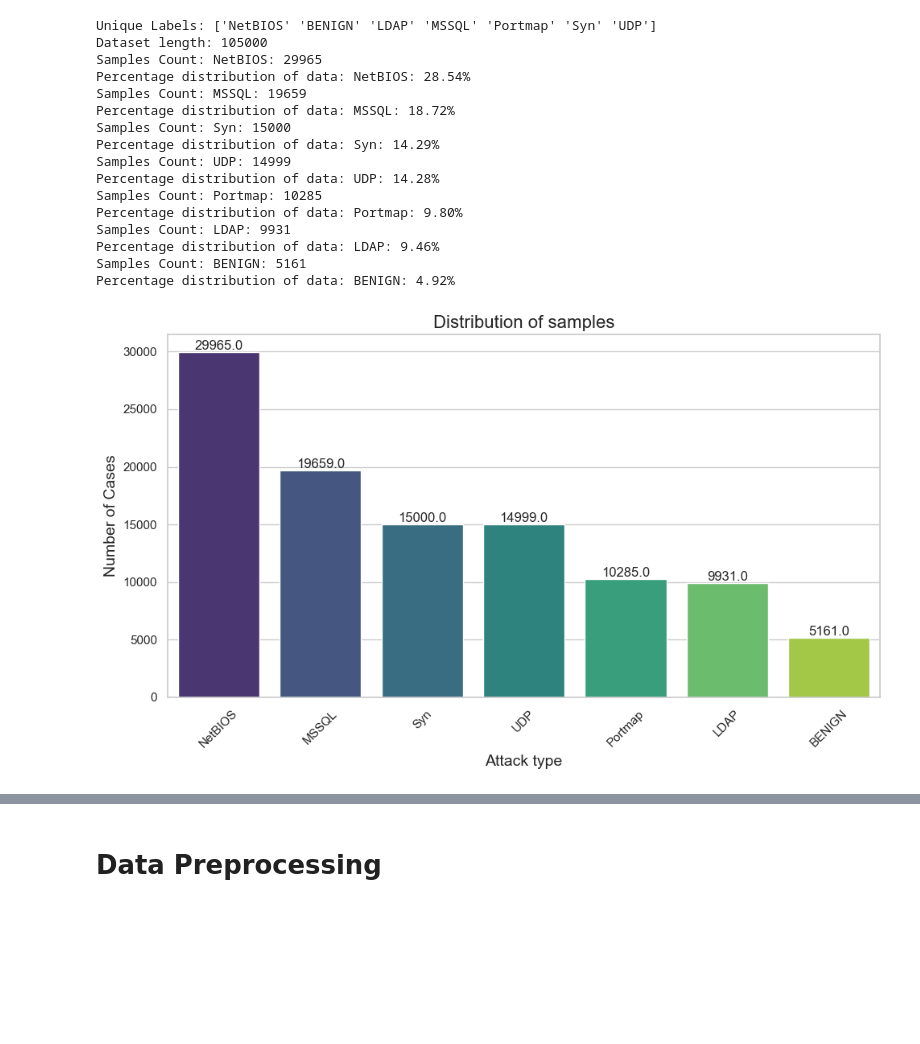
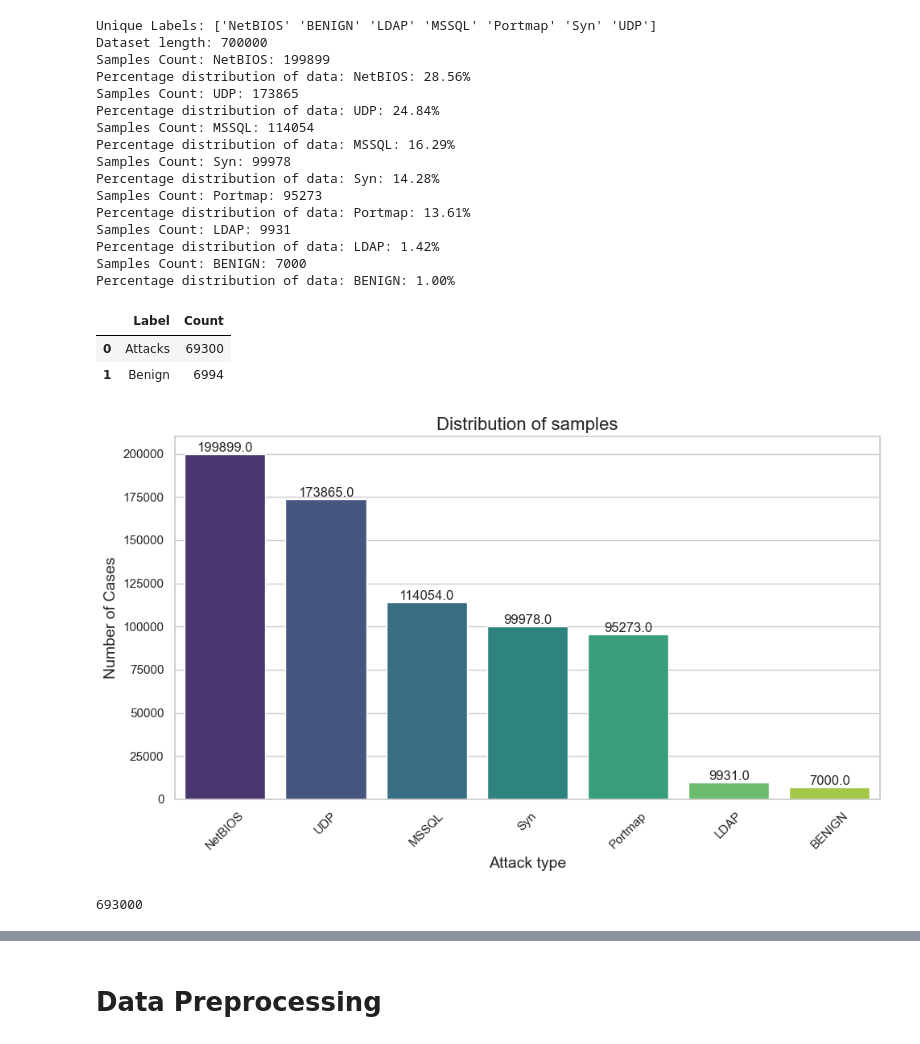
Before and after one commit to DragoBJJ/DDoS-attacks-classification, a Jupyter notebook: DDoSAttacksClassification.ipynb, the cells around one changed output, grey strips where cells are left out. Drawn from its saved outputs; the diff is of its cells as text; code cells hidden in the pictures; blank space fills up the shorter version.

```diff
--- a/DDoSAttacksClassification.ipynb
+++ b/DDoSAttacksClassification.ipynb
@@ -171,34 +171,61 @@ def visualize_labels(data_frame):
     plt.tight_layout()
     plt.show()
 # %%
-combined_df = combine_datasets(files_relative_path, files_names)
+combined_df = combine_datasets(files_relative_path, files_names, nrows=100000)
 
 display_unique_labels(combined_df)
 display_dataset_length(combined_df)
 
 label_distribution = calculate_label_distribution(combined_df, 'Label')
+
 display_label_distribution(label_distribution)
 # %% [output]
 Unique Labels: ['NetBIOS' 'BENIGN' 'LDAP' 'MSSQL' 'Portmap' 'Syn' 'UDP']
-Dataset length: 105000
-Samples Count: NetBIOS: 29965
-Percentage distribution of data: NetBIOS: 28.54%
-Samples Count: MSSQL: 19659
-Percentage distribution of data: MSSQL: 18.72%
-Samples Count: Syn: 15000
-Percentage distribution of data: Syn: 14.29%
-Samples Count: UDP: 14999
-Percentage distribution of data: UDP: 14.28%
-Samples Count: Portmap: 10285
-Percentage distribution of data: Portmap: 9.80%
+Dataset length: 700000
+Samples Count: NetBIOS: 199899
+Percentage distribution of data: NetBIOS: 28.56%
+Samples Count: UDP: 173865
+Percentage distribution of data: UDP: 24.84%
+Samples Count: MSSQL: 114054
+Percentage distribution of data: MSSQL: 16.29%
+Samples Count: Syn: 99978
+Percentage distribution of data: Syn: 14.28%
+Samples Count: Portmap: 95273
+Percentage distribution of data: Portmap: 13.61%
 Samples Count: LDAP: 9931
-Percentage distribution of data: LDAP: 9.46%
-Samples Count: BENIGN: 5161
-Percentage distribution of data: BENIGN: 4.92%
+Percentage distribution of data: LDAP: 1.42%
+Samples Count: BENIGN: 7000
+Percentage distribution of data: BENIGN: 1.00%
 # %%
-visualize_labels(combined_df)
+def display_summary_label_distribution(combined_df):
+    attack_labels = combined_df[combined_df.iloc[:, -1] != 'BENIGN']
+    benign_label = combined_df[combined_df.iloc[:, -1] == "BENIGN"]
+
+    attack_counts = attack_labels.iloc[:, -1].value_counts().sum()
+    benign_counts = benign_label.value_counts().sum()
+
+    summary_df = pd.DataFrame({
+        'Label': ['Attacks', 'Benign'],
+        'Count': [attack_counts // 10, benign_counts]
+    })
+
+    return summary_df
+
+summary = display_summary_label_distribution(combined_df)
+summary
 # %% [output]
-[figure, removed]
+|  | Label | Count |
+| 0 | Attacks | 69300 |
+| 1 | Benign | 6994 |
+# %%
+visualize_labels(combined_df)
+# %% [output]
+[figure, added]
+# %%
+df_attack = combined_df[combined_df['Label']!= 'BENIGN']
+len(df_attack)
+# %% [output]
+693000
 # %%
 first_dataset = load_dataset(files_relative_path, file_name)
 
```
Also changed, not shown: parts of 25 cells of this notebook.
